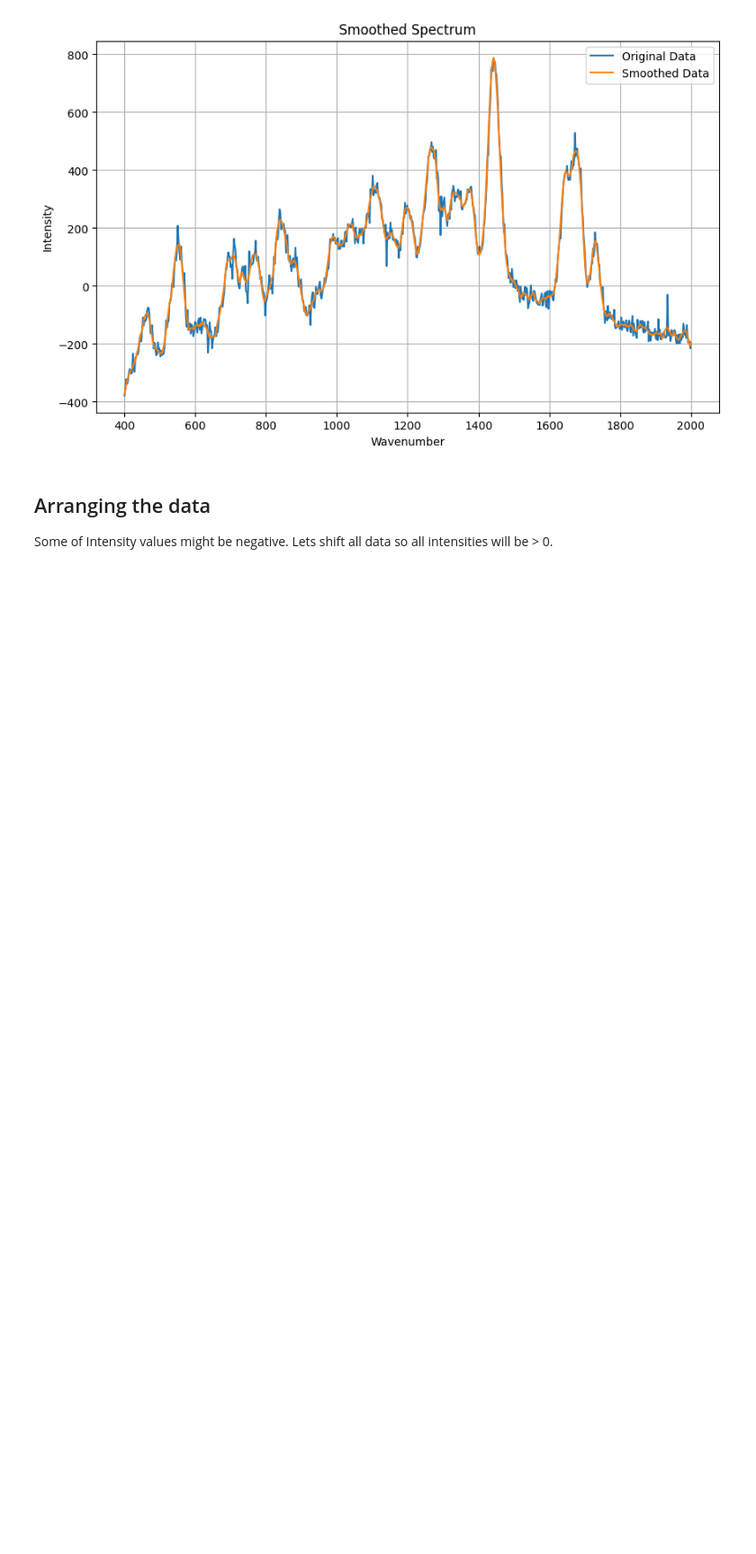
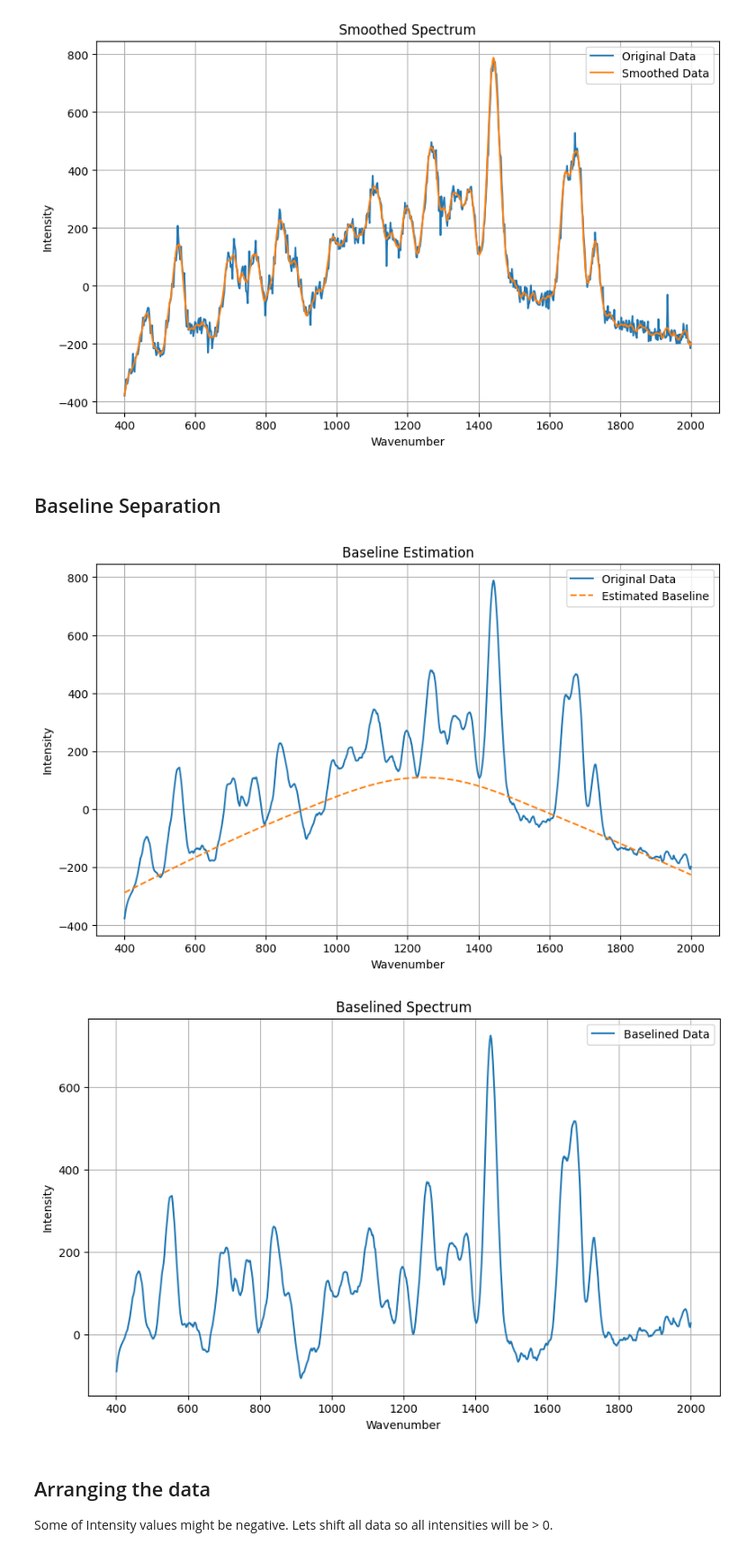
Before and after one commit to mkizilov/Raman-Spectra-Analyzer, a Jupyter notebook: example.ipynb, the cells around one changed output. Shown: that part at 90% size. Saved outputs shown, nothing was run; the diff lists cells and outputs as text; code cells hidden in the pictures; blank space fills up the shorter version.

```diff
--- a/example.ipynb
+++ b/example.ipynb
@@ -82,6 +82,13 @@ df_API_normalized_subtracted = remove_background(df_API_normalized, df_back_norm
 df_API_smoothed = smooth_spectrum(df_API_normalized_subtracted, 20, 5, plot=True)
 # %% [output]
 [figure]
+# %% [markdown]
+## Baseline Separation
+# %%
+df_API_baselined = estimate_baseline(df_API_smoothed, plot=True)
+# %% [output]
+[figure, added]
+[figure, added]
 # %% [markdown]
 ## Arranging the data
 Some of Intensity values might be negative. Lets shift all data so all intensities will be > 0.
```
Also changed, not shown: parts of 2 cells of this notebook, 1 other file.
